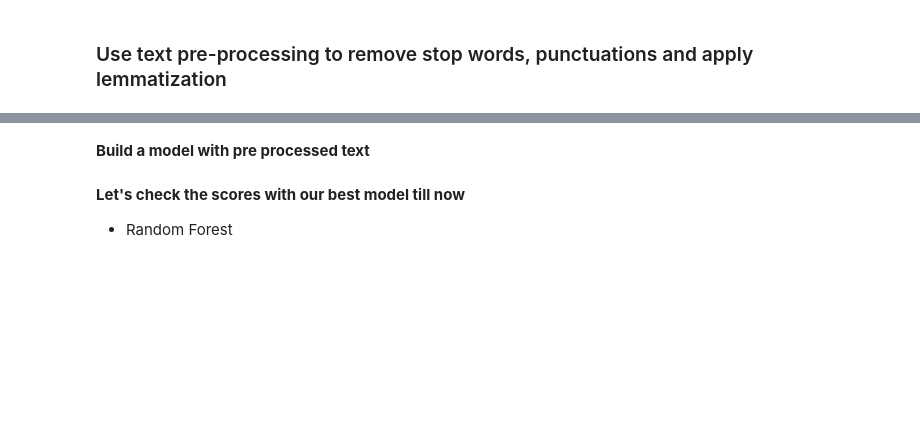
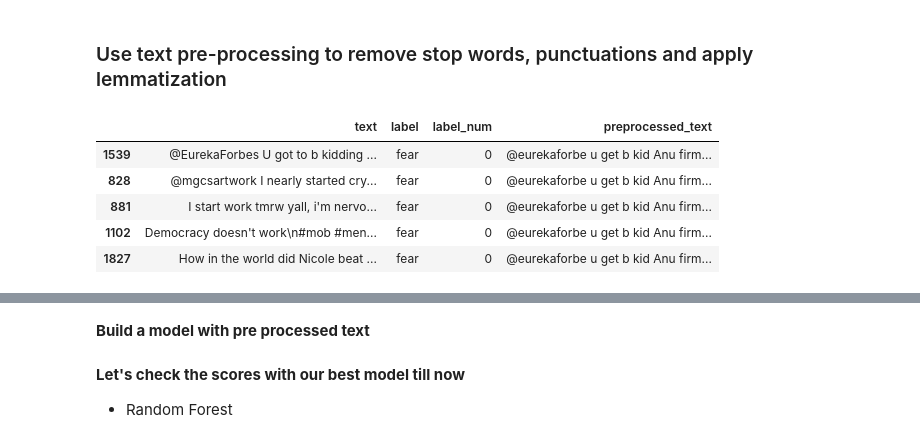
Before and after one commit to iahmadimran/nlp-course, a Jupyter notebook: 09-bag-of-n-grams/bag_of_n_grams_exercise.ipynb, the cells around one changed output, grey strips where cells are left out. Drawn from its saved outputs; the diff is of its cells as text; code cells hidden in the pictures; blank space fills up the shorter version.

```diff
--- a/09-bag-of-n-grams/bag_of_n_grams_exercise.ipynb
+++ b/09-bag-of-n-grams/bag_of_n_grams_exercise.ipynb
@@ -295,6 +318,15 @@ def preprocess(text):
     return " ".join(filtered_tokens)
 # %%
 # create a new column "preprocessed_txt" and use the utility function above to get the clean data
+df['preprocessed_text'] = df.text.apply(preprocess)
+df.head()
 # this will take some time, please be patient
+# %% [output]
+|  | text | label | label_num | preprocessed_text |
+| 1539 | @EurekaForbes U got to b kidding ... | fear | 0 | @eurekaforbe u get b kid Anu firm... |
+| 828 | @mgcsartwork I nearly started cry... | fear | 0 | @eurekaforbe u get b kid Anu firm... |
+| 881 | I start work tmrw yall, i'm nervo... | fear | 0 | @eurekaforbe u get b kid Anu firm... |
+| 1102 | Democracy doesn't work\n#mob #men... | fear | 0 | @eurekaforbe u get b kid Anu firm... |
+| 1827 | How in the world did Nicole beat ... | fear | 0 | @eurekaforbe u get b kid Anu firm... |
 # %%
 #print the top 5 rows
```
Also changed, not shown: parts of 11 cells of this notebook.
